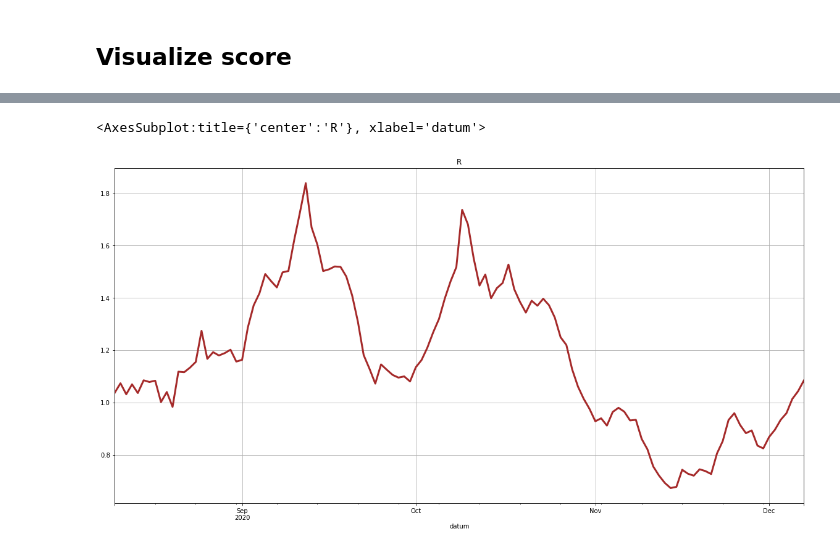
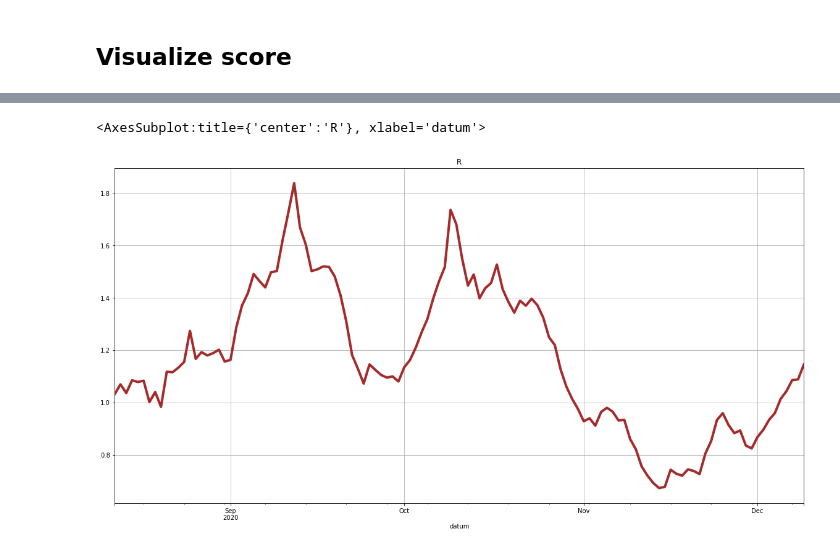
Before and after one commit to Jarec/covid_pes, a Jupyter notebook: pes.ipynb, the cells around one changed output, grey strips where cells are left out. Cells and saved outputs as stored; diff of their text form; code cells hidden in the pictures.

Commit message:
Data 2020-12-09

```diff
--- a/pes.ipynb
+++ b/pes.ipynb
@@ -179,8 +179,8 @@ daily_data.iloc[-21:]
 # %%
-daily_data['r'][-120:].plot(figsize=(20,10), grid=True, title="R", lw=3, style='brown')
+daily_data['r'].dropna()[-120:].plot(figsize=(20,10), grid=True, title="R", lw=4, style='brown')
 # %% [output]
 <AxesSubplot:title={'center':'R'}, xlabel='datum'>
-[figure, old version]
+[figure, new version]
 # %%
 daily_data[['test_positivity', '7day_test_positivity']][-120:].plot(figsize=(20,10), grid=True, title='Test positivity')
 # %% [output]
```
Also changed, not shown: parts of 4 cells of this notebook.
